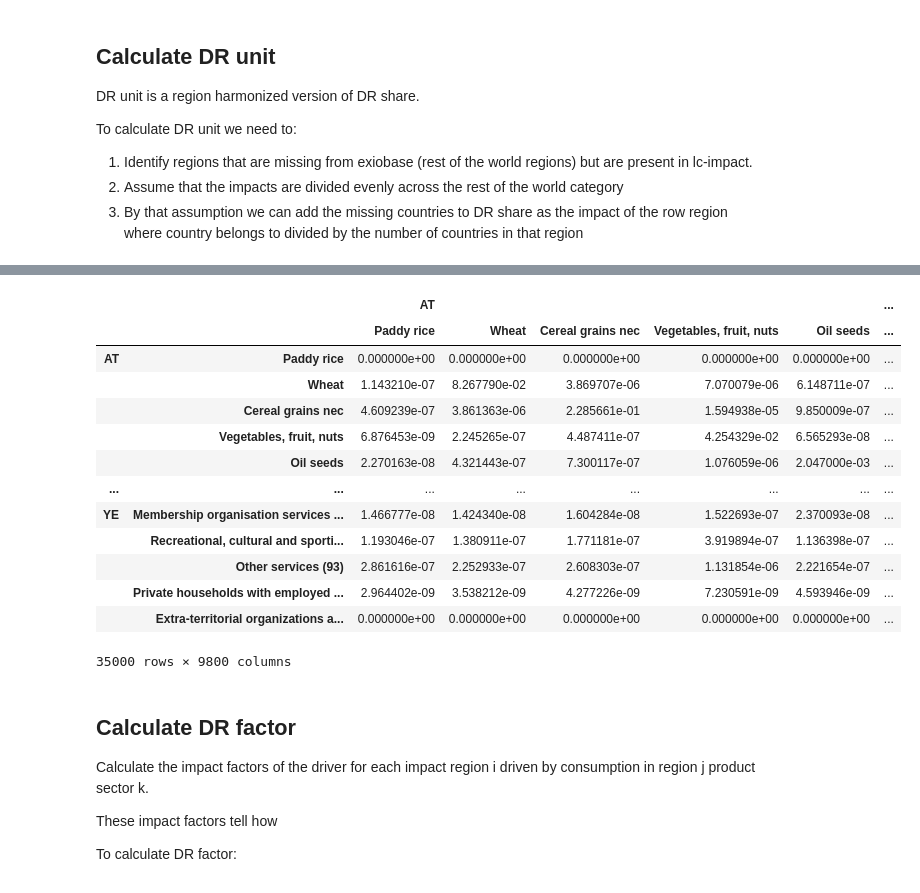
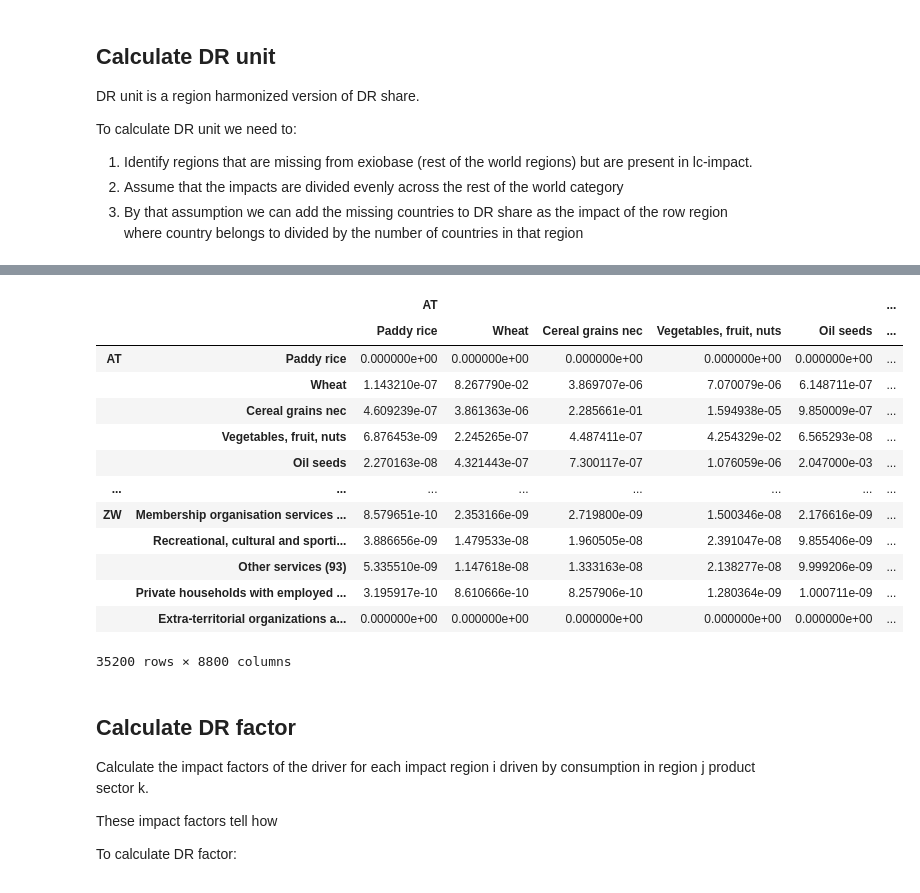
Before and after one commit to tterimaa/pdf-calculation, a Jupyter notebook: notebooks/pdf-pollution-acid.ipynb, the cells around one changed output, grey strips where cells are left out. Drawn from its saved outputs; the diff is of its cells as text; code cells hidden in the pictures.

```diff
--- a/notebooks/pdf-pollution-acid.ipynb
+++ b/notebooks/pdf-pollution-acid.ipynb
@@ -108,8 +155,9 @@ dr_s_nh3
 |  | Extra-territorial organizations a... | 0.000000e+00 | 0.000000e+00 | 0.000000e+00 | 0.000000e+00 | 0.000000e+00 | ... |
 9800 rows × 9800 columns
 # %%
+# SOx
 columns_sox = {}
-for series_name, series in exio3_11.sox_diag.D_cba.items():
+for series_name, series in diag_sox.D_cba.items():
     series_sum = series.sum()
     columns_sox[series_name] = series / series_sum
 
@@ -171,5 +269,6 @@ assert len(all_regions) == len(set(all_regions)), "There are duplicate regions i
 # %%
-# prepare lc-impact
+# COMMON
+# load and prepare lc-impact data
 lci = pd.read_excel(arguments["lc_impact_path"] + "/7-terrestrial acidification/CF_terrestrial_acidification.xlsx",
                     sheet_name="CF per countries",
                     skiprows=0,
@@ -180,4 +279,9 @@ lci.dropna(inplace=True) # for some reason there are empty rows in the data
 # Flatten the multi-level columns and rename them
 lci.columns = [' '.join(col).strip() for col in lci.columns]
 lci.rename(columns={lci.columns[0]: "Country", lci.columns[1]: "CF Nox", lci.columns[2]: "CF NH3",lci.columns[3]: "CF Sox"}, inplace=True)
+
+# Add country codes to the LCI data and drop rows without country codes
+lci["Country_Code"] = lci["Country"].apply(get_country_code)
+lci.dropna(subset=["Country_Code"], inplace=True)
+
 lci
@@ -286,4 +392,5 @@ Missing regions (exiobase, augmented):  []
 # %%
+# NOx
 # augment dr_s to create dr_u
 
 # new regions are calculated by dividing their corresponding row region by the number of countries in the row region
@@ -308,7 +415,7 @@ dr_u_nox = dr_u_nox.drop(index=row_regions.keys(), level='region')
 
 # build a mapping of country codes to region dataframes
 country_to_region_nox = {}
-for region in all_row_region_keys:
+for region in row_countries:
     if region in row_eu_countries:
         country_to_region_nox[region] = we_nox
     elif region in row_asia_pacific_countries:
@@ -325,7 +432,7 @@ for region in all_row_region_keys:
 # add all new regions to dr_u
 all_indices = []
 all_data = []
-for region in all_row_region_keys:
+for region in row_countries:
     region_data = country_to_region_nox[region].copy()
     idx = pd.MultiIndex.from_product([[region],region_data.index], names=['region', 'sector'])
     all_indices.append(idx)
@@ -339,6 +446,8 @@ combined_data_nox = pd.concat(all_data)
 combined_data_nox.index = combined_idx_nox
 
 dr_u_nox = pd.concat([dr_u_nox, combined_data_nox])
+# drop row region columns
+dr_u_nox = dr_u_nox.drop(columns=row_regions.keys(), axis=1, level=0)
 dr_u_nox
 # %% [output]
 |  |  | AT |  |  |  |  | ... |
@@ -358,4 +467,5 @@ dr_u_nox
 # %%
+# NH3
 # augment dr_s to create dr_u
 
 # new regions are calculated by dividing their corresponding row region by the number of countries in the row region
@@ -380,7 +490,7 @@ dr_u_nh3 = dr_u_nh3.drop(index=row_regions.keys(), level='region')
 
 # build a mapping of country codes to region dataframes
 country_to_region = {}
-for region in all_row_region_keys:
+for region in row_countries:
     if region in row_eu_countries:
         country_to_region[region] = we_nh3
     elif region in row_asia_pacific_countries:
@@ -397,7 +507,7 @@ for region in all_row_region_keys:
 # add all new regions to dr_u
 all_indices = []
 all_data = []
-for region in all_row_region_keys:
+for region in row_countries:
     region_data = country_to_region[region].copy()
     idx = pd.MultiIndex.from_product([[region],region_data.index], names=['region', 'sector'])
     all_indices.append(idx)
@@ -411,6 +521,8 @@ combined_data = pd.concat(all_data)
 combined_data.index = combined_idx
 
 dr_u_nh3 = pd.concat([dr_u_nh3, combined_data])
+# drop row region columns
+dr_u_nh3 = dr_u_nh3.drop(columns=row_regions.keys(), axis=1, level=0)
 dr_u_nh3
 # %% [output]
 |  |  | AT |  |  |  |  | ... |
@@ -430,4 +542,5 @@ dr_u_nh3
 # %%
+# SOx
 # augment dr_s to create dr_u
 
 # new regions are calculated by dividing their corresponding row region by the number of countries in the row region
@@ -452,7 +565,7 @@ dr_u_sox = dr_u_sox.drop(index=row_regions.keys(), level='region')
 
 # build a mapping of country codes to region dataframes
 country_to_region = {}
-for region in all_row_region_keys:
+for region in row_countries:
     if region in row_eu_countries:
         country_to_region[region] = we_sox
     elif region in row_asia_pacific_countries:
@@ -465,40 +578,42 @@ for region in all_row_region_keys:
         country_to_region[region] = wm_sox
     else:
         raise ValueError(f"Unknown region: {region}")
 
 # add all new regions to dr_u
 all_indices = []
 all_data = []
-for region in all_row_region_keys:
+for region in row_countries:
     region_data = country_to_region[region].copy()
     idx = pd.MultiIndex.from_product([[region],region_data.index], names=['region', 'sector'])
     all_indices.append(idx)
     all_data.append(region_data)
 
 combined_idx = pd.MultiIndex.from_tuples(
     [idx for subidx in all_indices for idx in subidx]
 )
 
 combined_data = pd.concat(all_data)
 combined_data.index = combined_idx
 
 dr_u_sox = pd.concat([dr_u_sox, combined_data])
+# drop row region columns
+dr_u_sox = dr_u_sox.drop(columns=row_regions.keys(), axis=1, level=0)
 dr_u_sox
 # %% [output]
 |  |  | AT |  |  |  |  | ... |
 |  |  | Paddy rice | Wheat | Cereal grains nec | Vegetables, fruit, nuts | Oil seeds | ... |
 | AT | Paddy rice | 0.000000e+00 | 0.000000e+00 | 0.000000e+00 | 0.000000e+00 | 0.000000e+00 | ... |
 |  | Wheat | 1.143210e-07 | 8.267790e-02 | 3.869707e-06 | 7.070079e-06 | 6.148711e-07 | ... |
 |  | Cereal grains nec | 4.609239e-07 | 3.861363e-06 | 2.285661e-01 | 1.594938e-05 | 9.850009e-07 | ... |
 |  | Vegetables, fruit, nuts | 6.876453e-09 | 2.245265e-07 | 4.487411e-07 | 4.254329e-02 | 6.565293e-08 | ... |
 |  | Oil seeds | 2.270163e-08 | 4.321443e-07 | 7.300117e-07 | 1.076059e-06 | 2.047000e-03 | ... |
 | ... | ... | ... | ... | ... | ... | ... | ... |
-| YE | Membership organisation services ... | 1.466777e-08 | 1.424340e-08 | 1.604284e-08 | 1.522693e-07 | 2.370093e-08 | ... |
-|  | Recreational, cultural and sporti... | 1.193046e-07 | 1.380911e-07 | 1.771181e-07 | 3.919894e-07 | 1.136398e-07 | ... |
-|  | Other services (93) | 2.861616e-07 | 2.252933e-07 | 2.608303e-07 | 1.131854e-06 | 2.221654e-07 | ... |
-|  | Private households with employed ... | 2.964402e-09 | 3.538212e-09 | 4.277226e-09 | 7.230591e-09 | 4.593946e-09 | ... |
+| ZW | Membership organisation services ... | 8.579651e-10 | 2.353166e-09 | 2.719800e-09 | 1.500346e-08 | 2.176616e-09 | ... |
+|  | Recreational, cultural and sporti... | 3.886656e-09 | 1.479533e-08 | 1.960505e-08 | 2.391047e-08 | 9.855406e-09 | ... |
+|  | Other services (93) | 5.335510e-09 | 1.147618e-08 | 1.333163e-08 | 2.138277e-08 | 9.999206e-09 | ... |
+|  | Private households with employed ... | 3.195917e-10 | 8.610666e-10 | 8.257906e-10 | 1.280364e-09 | 1.000711e-09 | ... |
 |  | Extra-territorial organizations a... | 0.000000e+00 | 0.000000e+00 | 0.000000e+00 | 0.000000e+00 | 0.000000e+00 | ... |
-35000 rows × 9800 columns
+35200 rows × 8800 columns
 # %% [markdown]
 ## Calculate DR factor
 Calculate the impact factors of the driver for each impact region i driven by consumption in region j product sector k.
```
Also changed, not shown: parts of 29 cells of this notebook, 1 other file.
